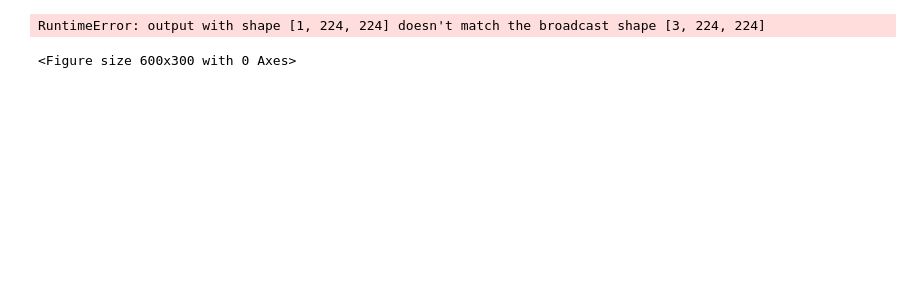
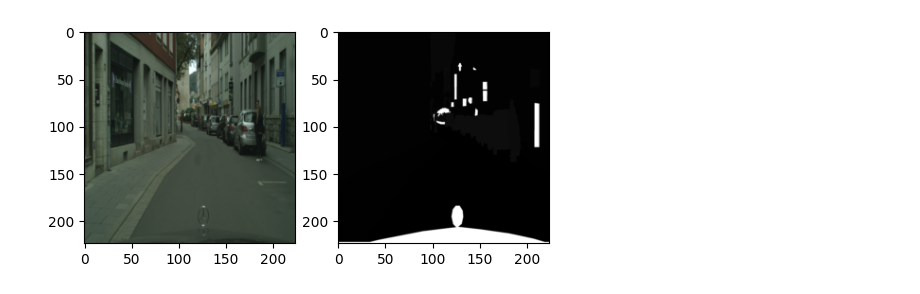
Before and after one commit to federico2879/MLDL2024_semantic_segmentation, a Jupyter notebook: datasets/test_datasets.ipynb, the cells around one changed output. Drawn from its saved outputs; the diff is of its cells as text; code cells hidden in the pictures; blank space fills up the shorter version.

Commit message:
prim run corretto (dataset e dataloader corretti)

```diff
--- a/datasets/test_datasets.ipynb
+++ b/datasets/test_datasets.ipynb
@@ -25,28 +31,33 @@ transformation = transforms.Compose([
                          std=[0.229, 0.224, 0.225]) # 4. A standard deviation of [0.229, 0.224, 0.225] (across each colour channel),
 ])
 
+transf2 = transforms.Compose([
+    transforms.Resize((224, 224)),  # Ridimensiona le maschere a 256x256
+    transforms.ToTensor(),           # Converti in tensori
+])
 
-dataset_train = CityScapes('Cityscapes/Cityspaces', transform = transformation, target_transform=transformation)
+
+dataset_train = CityScapes('Cityscapes/Cityspaces', transform = transformation, label_transform = transf2)
 dataloader_train = DataLoader(dataset_train, batch_size=10, shuffle=True)
 # %%
 import matplotlib.pyplot as plt
+import numpy as np
 
 def denormalize(image):
     image = image.to('cpu').numpy().transpose((1, 2, 0))
     mean = np.array([0.485, 0.456, 0.406])
     std = np.array([0.229, 0.224, 0.225])
     image = image * std + mean
     image = np.clip(image, 0, 1)
     return image
 
-
-
 figure = plt.figure(figsize=(6, 3))
 for i, (inputs, classes) in enumerate(dataloader_train):
     if i > 0:
         break
+    figure.add_subplot(1,2,1)
     plt.imshow(denormalize(inputs[0].squeeze()), cmap="gray")
-    plt.imshow(denormalize(classes[0].squeeze()), cmap="gray")
+    figure.add_subplot(1,2,2)
+    plt.imshow(classes[0].squeeze(), cmap="gray")
 # %% [output]
-RuntimeError: output with shape [1, 224, 224] doesn't match the broadcast shape [3, 224, 224]
-<Figure size 600x300 with 0 Axes>
+[figure, added]
```
Also changed, not shown: parts of 1 cell of this notebook.
